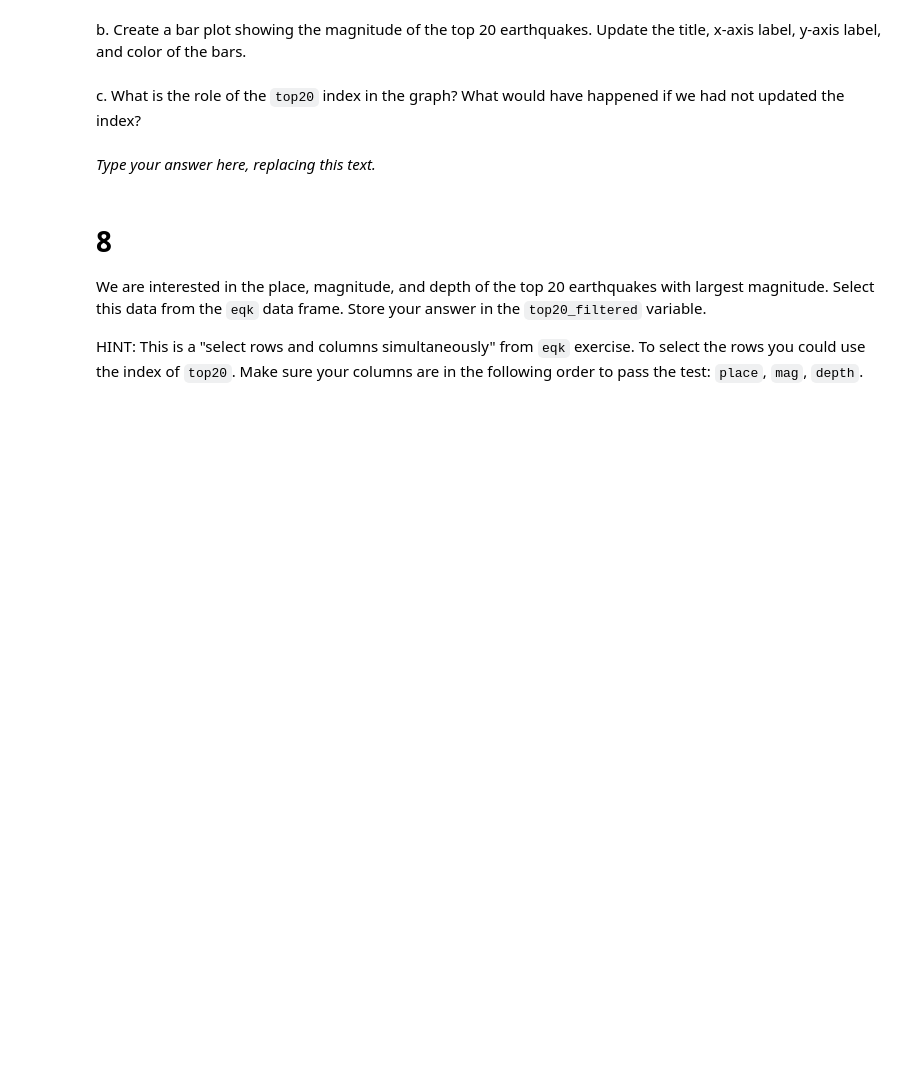
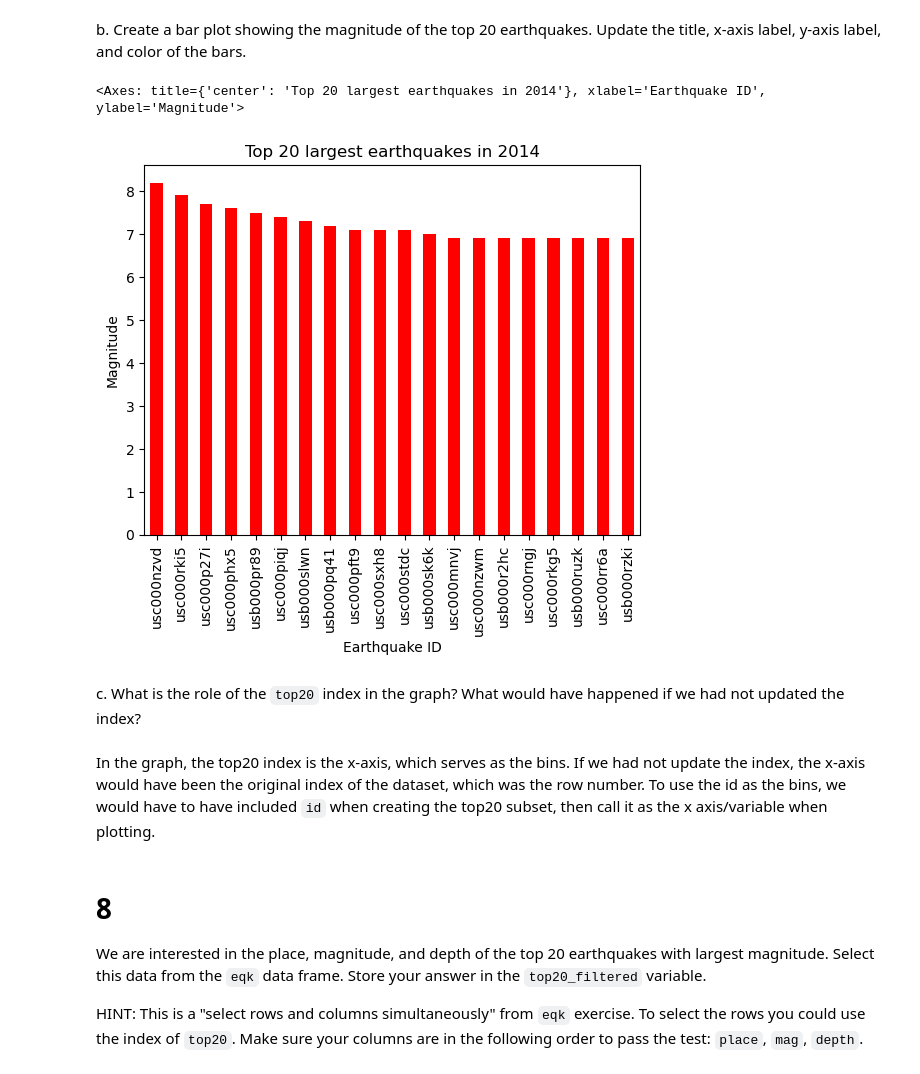
Before and after one commit to gingersknapp/eds220-hwk1, a Jupyter notebook: task3/hwk1-task3-earthquakes.ipynb, the cells around one changed output. Saved outputs shown, nothing was run; the diff lists cells and outputs as text; code cells hidden in the pictures; blank space fills up the shorter version.

```diff
--- a/task3/hwk1-task3-earthquakes.ipynb
+++ b/task3/hwk1-task3-earthquakes.ipynb
@@ -209,3 +207,6 @@ top20 = ...
+# %%
+# Identify 20 largest earthquakes
+top20 = eqk['mag'].nlargest(20)
 # %%
 # View the dataframe
 top20
@@ -215,14 +236,26 @@ grader.check("q7_a")
 <!-- BEGIN QUESTION -->
 
 b. Create a bar plot showing the magnitude of the top 20 earthquakes. Update the title, x-axis label, y-axis label, and color of the bars.
+# %%
+# Plot the magnitude of the 20 largest earthquakes
+top20.plot(
+    kind = 'bar',
+    title = 'Top 20 largest earthquakes in 2014',
+    xlabel = 'Earthquake ID',
+    ylabel = 'Magnitude',
+    color = 'red'
+)
+# %% [output]
+<Axes: title={'center': 'Top 20 largest earthquakes in 2014'}, xlabel='Earthquake ID', ylabel='Magnitude'>
+[figure, added]
 # %% [markdown]
 <!-- END QUESTION -->
 
 <!-- BEGIN QUESTION -->
 
 c. What is the role of the `top20` index in the graph? What would have happened if we had not updated the index?
-# %% [markdown]
-_Type your answer here, replacing this text._
+# %% [markdown]
+In the graph, the top20 index is the x-axis, which serves as the bins.  If we had not update the index, the x-axis would have been the original index of the dataset, which was the row number.  To use the id as the bins, we would have to have included `id` when creating the top20 subset, then call it as the x axis/variable when plotting.
 # %% [markdown]
 <!-- END QUESTION -->
 
```
Also changed, not shown: parts of 8 cells of this notebook.
